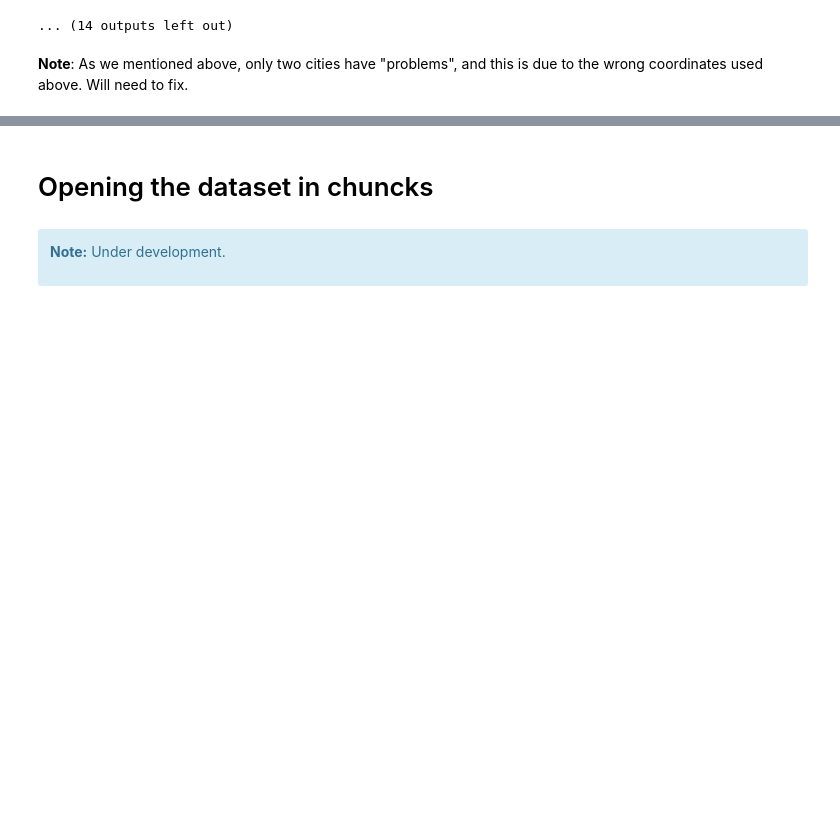
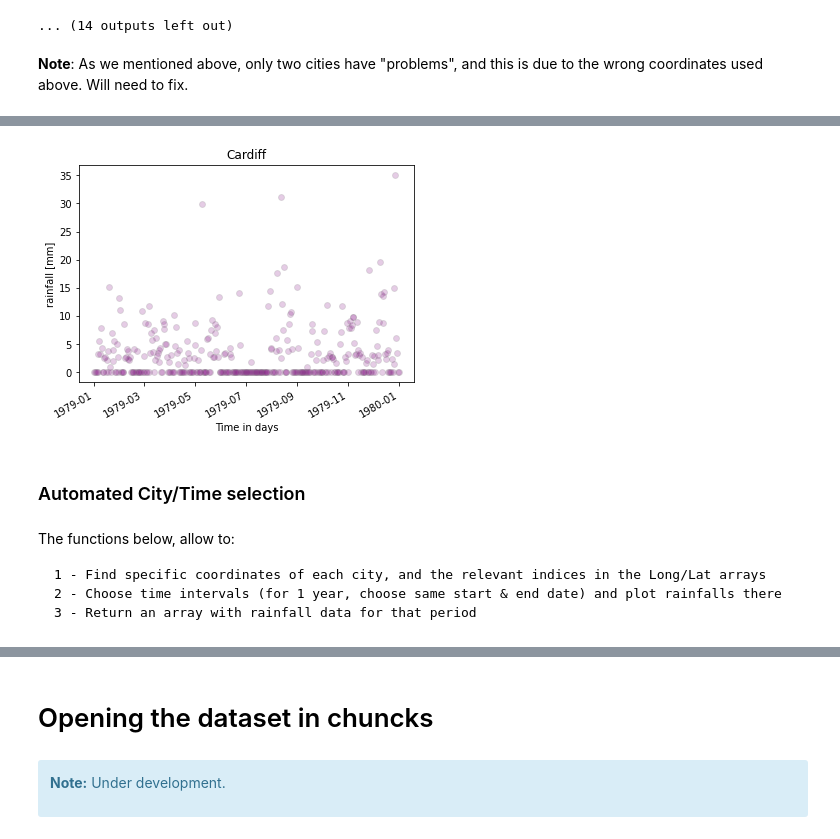
Before and after one commit to MariosNT/ML_Extreme_Climate_Events, a Jupyter notebook: Data/Data/rainfall_data_check.ipynb, the cells around one changed output, grey strips where cells are left out. Drawn from its saved outputs; the diff is of its cells as text; code cells hidden in the pictures; blank space fills up the shorter version.

Commit message:
Update rainfall_data_check.ipynb
Added automated functionality:

- Choose features per city
- Choose features per timeslice

```diff
--- a/Data/Data/rainfall_data_check.ipynb
+++ b/Data/Data/rainfall_data_check.ipynb
@@ -332,0 +354,11 @@ __Note__: As we mentioned above, only two cities have "problems", and this is du
+# %%
+i=1
+key_long = long_indices[i]
+key_lat = lat_indices[i]
+long = ds["rr"]["longitude"].values[key_long][0]
+lat = ds["rr"]["latitude"].values[key_lat][0]
+one_point = ds["rr"].sel(latitude=lat,longitude=long)
+one_point.plot.line(hue='lat', marker="o", color="grey",
+                markerfacecolor="purple", alpha=0.2, linestyle = 'None')
+plt.title(list(cities_map.keys())[i])
+plt.show()
@@ -332,0 +367,10 @@ __Note__: As we mentioned above, only two cities have "problems", and this is du
+# %%
+Bool_year = ds["year"] == 1979
+data_Cardiff_1979 = ds["rr"][Bool_year]
+one_point = data_Cardiff_1979.sel(latitude=lat,longitude=long)
+one_point.plot.line(hue='lat', marker="o", color="grey",
+                markerfacecolor="purple", alpha=0.2, linestyle = 'None')
+plt.title(list(cities_map.keys())[i])
+plt.show()
+# %% [output]
+[figure, added]
@@ -332,0 +379,8 @@ __Note__: As we mentioned above, only two cities have "problems", and this is du
+# %% [markdown]
+### Automated City/Time selection
+# %% [markdown]
+The functions below, allow to:
+
+    1 - Find specific coordinates of each city, and the relevant indices in the Long/Lat arrays
+    2 - Choose time intervals (for 1 year, choose same start & end date) and plot rainfalls there
+    3 - Return an array with rainfall data for that period
```
Also changed, not shown: parts of 54 cells of this notebook.
